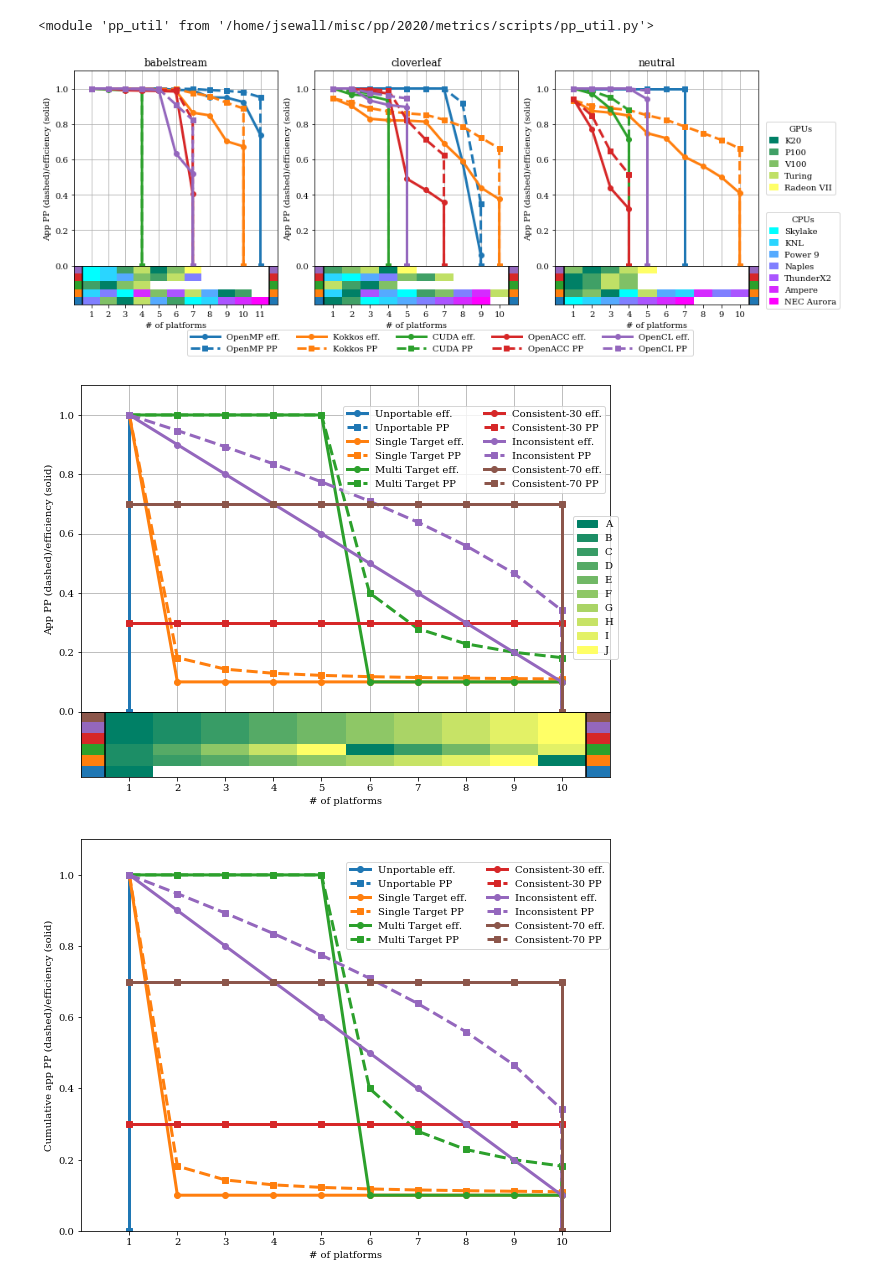
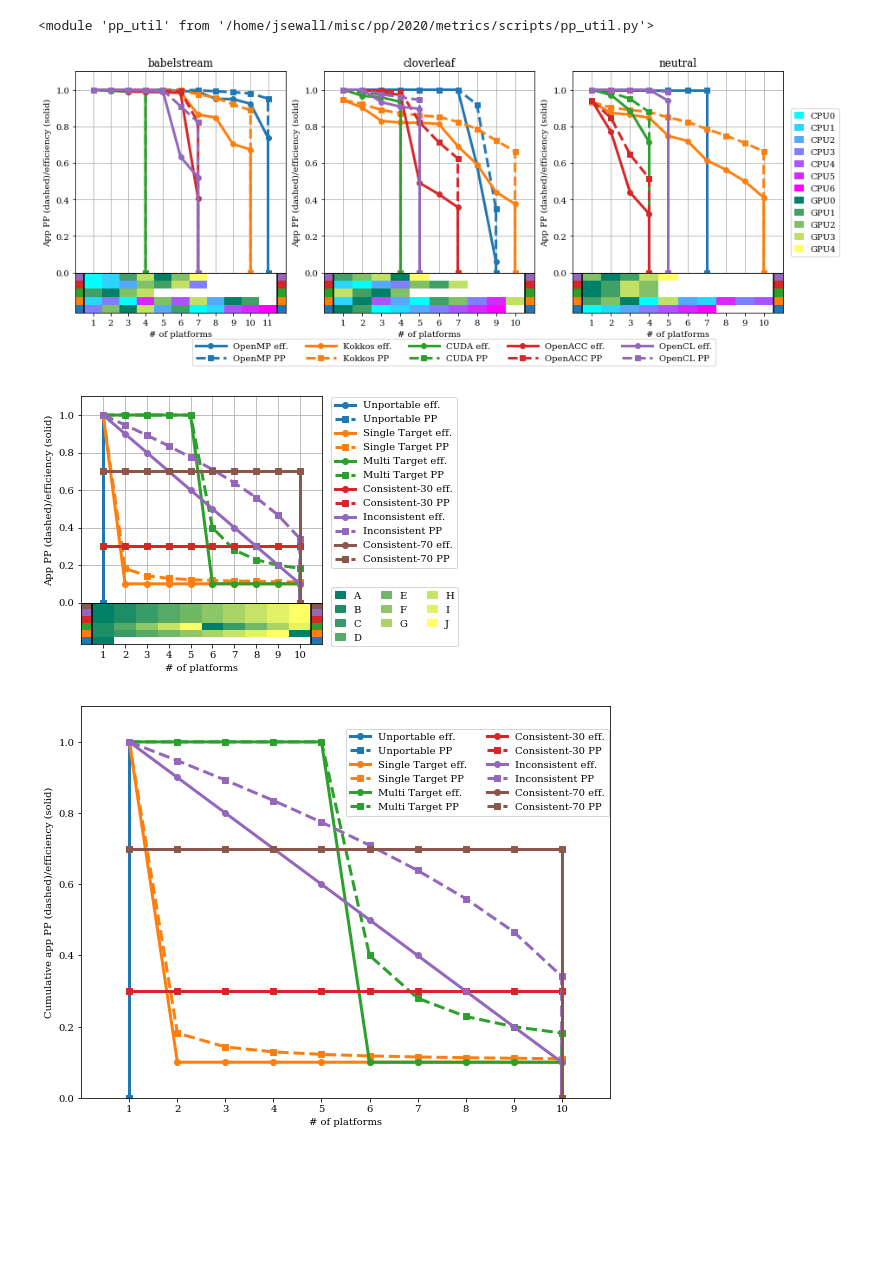
Before and after one commit to UoB-HPC/performance-portability, a Jupyter notebook: metrics/scripts/Efficiency Cascades.ipynb, the cells around one changed output. Drawn from its saved outputs; the diff is of its cells as text; code cells hidden in the pictures; blank space fills up the shorter version.

Commit message:
Update efficiency cascade plots

```diff
--- a/metrics/scripts/Efficiency Cascades.ipynb
+++ b/metrics/scripts/Efficiency Cascades.ipynb
@@ -61,10 +61,10 @@ for i, appfile in enumerate(["babelstream.csv", "cloverleaf.csv", "neutral.csv"]
 
         for i, p in enumerate(gpus):
             plat_colors[p] = gpu_cmap(float(i)/(len(gpus)-1))
-            gpu_handles.append(mpatches.Patch(color=plat_colors[p], label=p))
+            gpu_handles.append(mpatches.Patch(color=plat_colors[p], label=f"GPU{i}"))
         for i, p in enumerate(cpus):
             plat_colors[p] = cpu_cmap(float(i)/(len(cpus)-1))
-            cpu_handles.append(mpatches.Patch(color=plat_colors[p], label=p))
+            cpu_handles.append(mpatches.Patch(color=plat_colors[p], label=f"CPU{i}"))
         #for i, p in enumerate(cpus + gpus):
             #plat_colors[p] = cpu_cmap(i)
         #    plat_colors[p] = cpu_cmap(float(i)/len(gpus+cpus))
@@ -169,15 +169,15 @@ for i, appfile in enumerate(["babelstream.csv", "cloverleaf.csv", "neutral.csv"]
 
 handle_names, handle_lists = zip(*handles.items())
 fig.legend(handle_lists, handle_names, loc='upper left', bbox_to_anchor=(0.20,0.11),handlelength=3.5, ncol=5)
-fig.legend(handles=gpu_handles, loc='upper left', bbox_to_anchor=(1.0,0.8),handlelength=1.0, title="GPUs")
-fig.legend(handles=cpu_handles, loc='upper left', bbox_to_anchor=(1.0,0.5),handlelength=1.0, title="CPUs")
+fig.legend(handles=cpu_handles+gpu_handles, loc='upper left', bbox_to_anchor=(1.0,0.85),handlelength=1.0)
+#fig.legend(handles=cpu_handles, loc='upper left', bbox_to_anchor=(1.0,0.5),handlelength=1.0)
 plt.tight_layout(pad=0.4,w_pad=0.5, h_pad=1.0)
 plt.subplots_adjust(bottom=0.17)
 plt.savefig(f"../../images/app_platforms_cascade.pdf", bbox_inches="tight")
 # %% [output]
-[figure, old version]
+[figure, new version]
 # %%
-fig = plt.figure(figsize=(8, 6))
+fig = plt.figure(figsize=(4, 4))
 plat_colors = {}
 plat_handles = []
 synth_plats=[chr(x) for x in range(65, 75)]
@@ -268,36 +268,36 @@ for i, appfile in enumerate(["metrics_data_synthetic.csv"]):
             handles[pp_name] = pp_h
 
     if appname == None:
         appname = os.path.splitext(os.path.basename(appfile))[0]
     if integrate:
      #   ax.set_title(f"Cumulative {appname} pp/efficiency over # of platforms")
         ax.set_ylabel("Cumulative App PP (dashed)/efficiency (solid)")
     else:
     #    ax.set_title(f"{appname}")
         ax.set_ylabel("App PP (dashed)/efficiency (solid)")
     ax2.set_xlabel("# of platforms")
     ax2.set_xlim([0,max_plat+1])
     ax2.set_ylim([0,len(appinfo)*fac])
     if not integrate:
         ax.set_ylim([0,1.1])
     else:
         ax.set_ylim([0,max_plat+1])
     ax2.set_xticks(numpy.arange(min_plat, max_plat+1))
     ax2.set_yticks([])
     ax.label_outer()
     ax.xaxis.set_ticks_position('none')
     ax2.axvline(min_plat-0.5,color="black")
     ax2.axvline(max_plat+0.5,color="black")
     ax.grid(True)
 
 handle_names, handle_lists = zip(*handles.items())
-fig.legend(handle_lists, handle_names, loc='lower left', bbox_to_anchor=(0.52,0.73),ncol=2, handlelength=2.0)
-fig.legend(handles=plat_handles, loc='upper left', bbox_to_anchor=(0.92,0.70),handlelength=2.0)
+fig.legend(handle_lists, handle_names, loc='upper left', bbox_to_anchor=(1.0,1.0),ncol=1, handlelength=2.0)
+fig.legend(handles=plat_handles, loc='lower left', bbox_to_anchor=(1.0,0.1), ncol=3, handlelength=1.0)
 plt.tight_layout(pad=0.4,w_pad=0.5, h_pad=1.0)
 
 plt.savefig(f"../../images/synthetic_cascade.pdf", bbox_inches="tight")
 # %% [output]
-[figure, old version]
+[figure, new version]
 # %%
 fig = plt.figure(figsize=(8, 6))
 handles = {}
```
